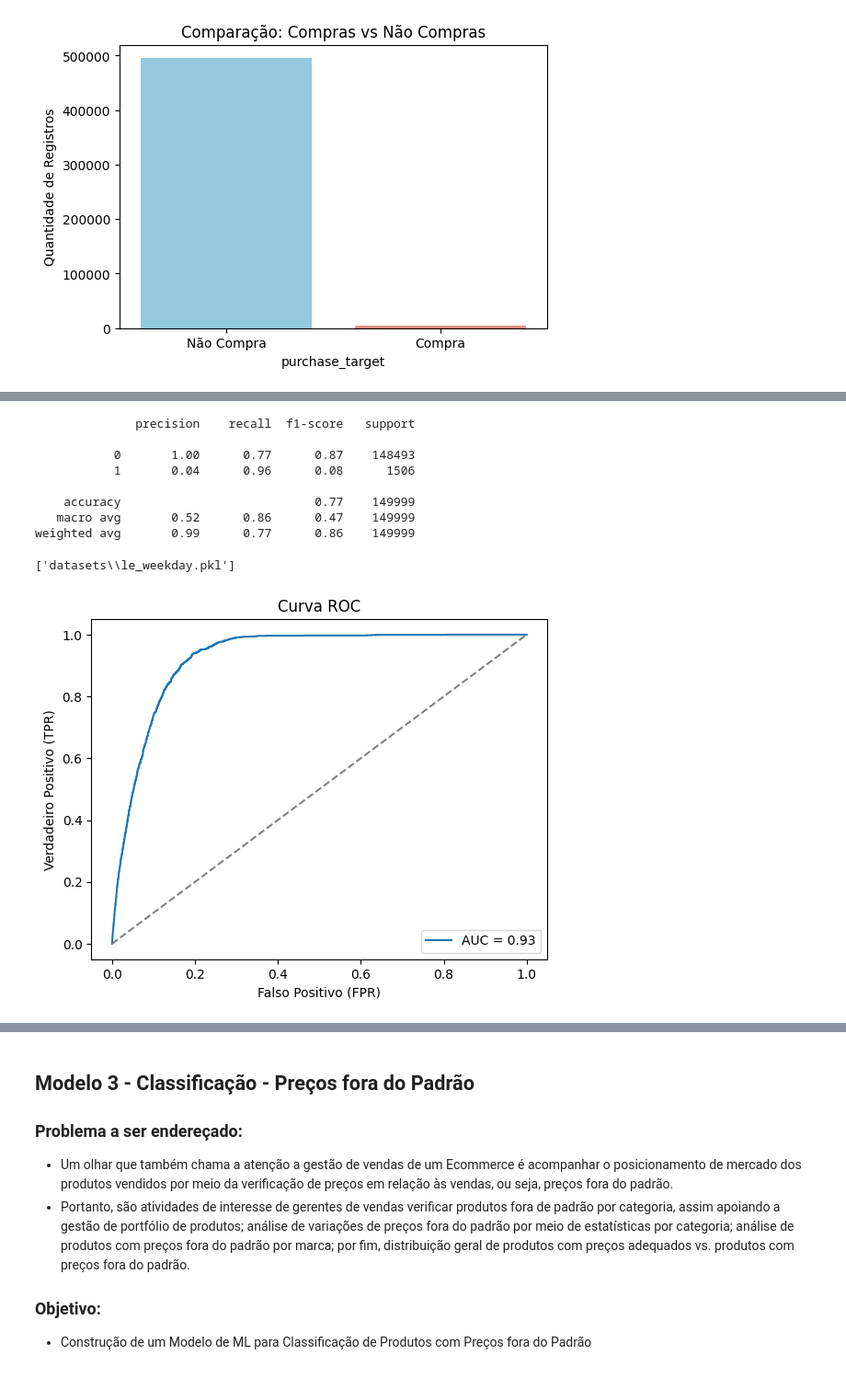
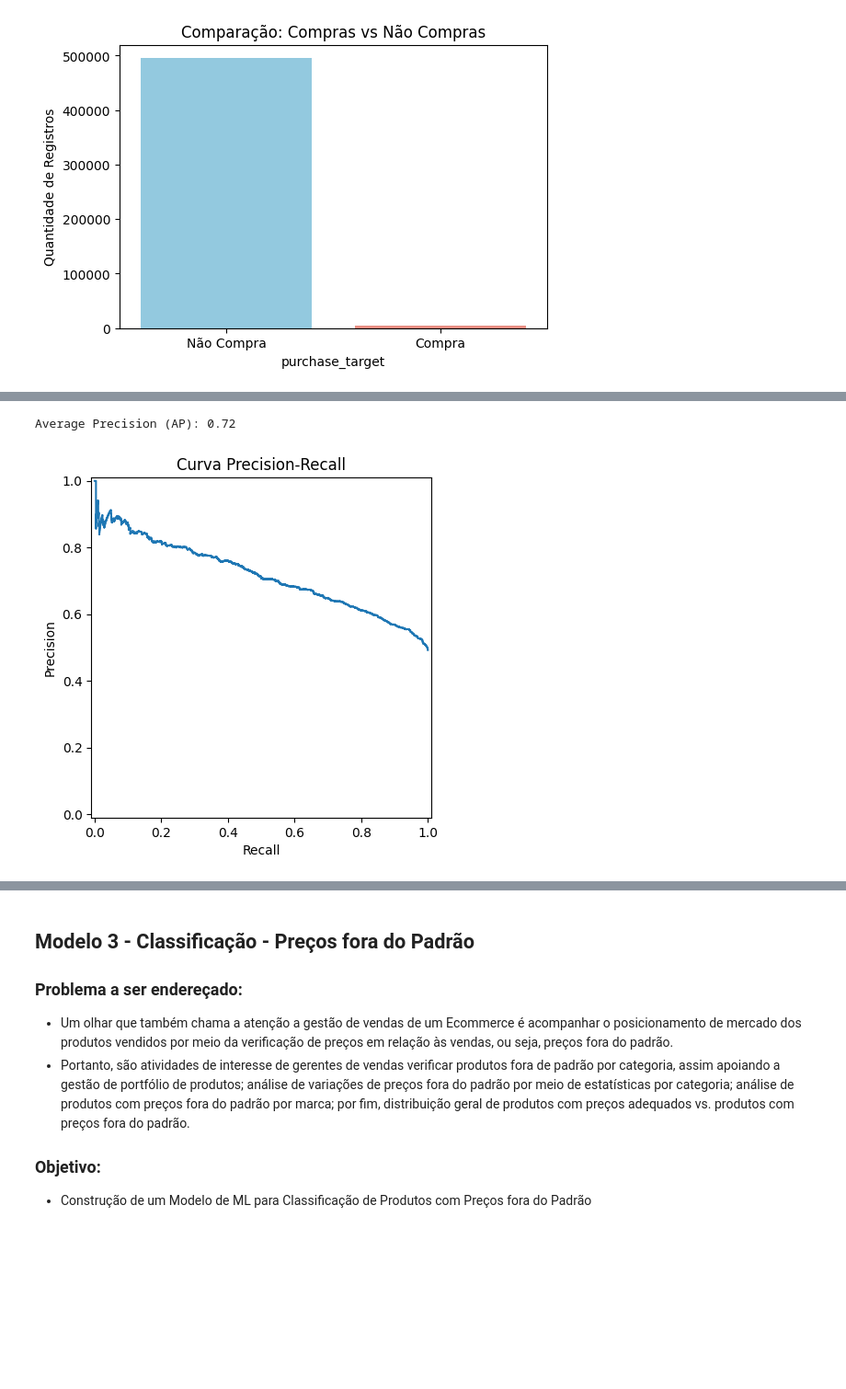
Before and after one commit to Grupo-61/techchallenge03, a Jupyter notebook: Tech Challenge 3.ipynb, the cells around one changed output, grey strips where cells are left out. Shown at 92% size. Saved outputs shown, nothing was run; the diff lists cells and outputs as text; code cells hidden in the pictures; blank space fills up the shorter version.

Commit message:
Atualização de TC3 e Modelos

```diff
--- a/Tech Challenge 3.ipynb
+++ b/Tech Challenge 3.ipynb
@@ -1519,8 +1533,8 @@ df_trat
 # %%
 # Seleção de features de interesse para classificação
 # Selecionar features
-X = df_trat[["price","brand_encoded","main_category_encoded","sub_category_encoded","hour","weekday_encoded","add_to_cart_count","views_count"]]
-y = df_trat["purchase_target"]
+X = df_balanced[["price","brand_encoded","main_category_encoded","sub_category_encoded","hour","weekday_encoded","add_to_cart_count","views_count"]]
+y = df_balanced["purchase_target"]
 X.head()
 # %% [output]
 |  | price | brand_encoded | main_category_encoded | sub_category_encoded | hour | weekday_encoded | ... |
@@ -1532,6 +1546,5 @@ X.head()
 # %%
 # Como o percentual de dados da classe purchase_target=1 é baixísimo (~1%), vamos adotar a  abordagem:
-# Ajuste de Peso (Weighting) do Modelo - parâmetro class_weight='balanced' - atribuir um peso 99x maior à classe minoritária, ou seja, leva mais a sério o purchase_target=1
 
 from sklearn.ensemble import RandomForestClassifier
 from sklearn.model_selection import train_test_split
@@ -1540,7 +1553,7 @@ from sklearn.metrics import classification_report
 # Supondo que X, y já estejam preparados
 X_train, X_test, y_train, y_test = train_test_split(X, y, test_size=0.3, random_state=42)
 
-model = RandomForestClassifier(n_estimators=200, max_depth=10, class_weight='balanced', random_state=42)
+model = RandomForestClassifier(n_estimators=200, max_depth=10, random_state=42)
 model.fit(X_train, y_train)
 
 y_pred = model.predict(X_test)
@@ -1557,3 +1594,31 @@ weighted avg       0.99      0.85      0.91    149999
+# %%
+# Avaliação de Desempenho do Modelo em Classificação Binária - PRC (Precision Recall Curve)
+
+from sklearn.metrics import precision_recall_curve, average_precision_score, PrecisionRecallDisplay
+import matplotlib.pyplot as plt
+
+
+# y_prob = probabilidades preditas pelo modelo para a classe positiva
+y_prob = model.predict_proba(X_test)[:, 1]
+
+# y_true = rótulos reais (0 ou 1)
+y_true = y_test
+
+# Calcula precision, recall e thresholds
+precision, recall, thresholds = precision_recall_curve(y_true, y_prob)
+
+# Calcula Average Precision
+ap = average_precision_score(y_true, y_prob)
+print(f"Average Precision (AP): {ap:.2f}")
+
+# Visualização
+disp = PrecisionRecallDisplay(precision=precision, recall=recall)
+disp.plot()
+plt.title("Curva Precision-Recall")
+plt.show()
+# %% [output]
+Average Precision (AP): 0.72
+[figure, added]
 # %%
 # Exportação de dados para testes no Streamlit - Modelo RandomForest
 X_test.to_csv(r"datasets\randomforest_test.csv", index=False, encoding="utf-8")
@@ -1563,45 +1624,0 @@ y_probs = model.predict_proba(X_test)[:, 1]
-# %%
-# Avaliando Métricas com o novo Threshold
-threshold = 0.3
-y_pred_custom = (y_probs >= threshold).astype(int)
-
-print(classification_report(y_test, y_pred_custom))
-# %% [output]
-              precision    recall  f1-score   support
-
-           0       1.00      0.77      0.87    148493
-           1       0.04      0.96      0.08      1506
-
-    accuracy                           0.77    149999
-   macro avg       0.52      0.86      0.47    149999
-weighted avg       0.99      0.77      0.86    149999
-# %%
-# Exportação do Modelo 2 - Classificação - Prever Probabilidade de Compra
-import joblib
-joblib.dump(kmeans, r"datasets\modelo_randomforest.pkl")
-joblib.dump(le_main_category, r"datasets\le_main_category.pkl")
-joblib.dump(le_sub_category, r"datasets\le_sub_category.pkl")
-joblib.dump(le_brand, r"datasets\le_brand.pkl")
-joblib.dump(le_weekday, r"datasets\le_weekday.pkl")
-# %% [output]
-['datasets\\le_weekday.pkl']
-# %%
-# Avaliação de Desempenho do Modelo em Classificação Binária - ROC e AUC
-# No gráfico, percebe-se AUC=0.93 - excelente separação entre classes pois AUC=1.0 é perfeito!
-
-from sklearn.metrics import roc_curve, auc, RocCurveDisplay
-
-# Curva ROC e AUC
-fpr, tpr, thresholds = roc_curve(y_test, y_probs)
-roc_auc = auc(fpr, tpr)
-
-# Visualização
-plt.plot(fpr, tpr, label=f"AUC = {roc_auc:.2f}")
-plt.plot([0, 1], [0, 1], linestyle='--', color='gray')
-plt.xlabel("Falso Positivo (FPR)")
-plt.ylabel("Verdadeiro Positivo (TPR)")
-plt.title("Curva ROC")
-plt.legend()
-plt.show()
-# %% [output]
-[figure, removed]
```
Also changed, not shown: parts of 16 cells of this notebook, 5 other files.
